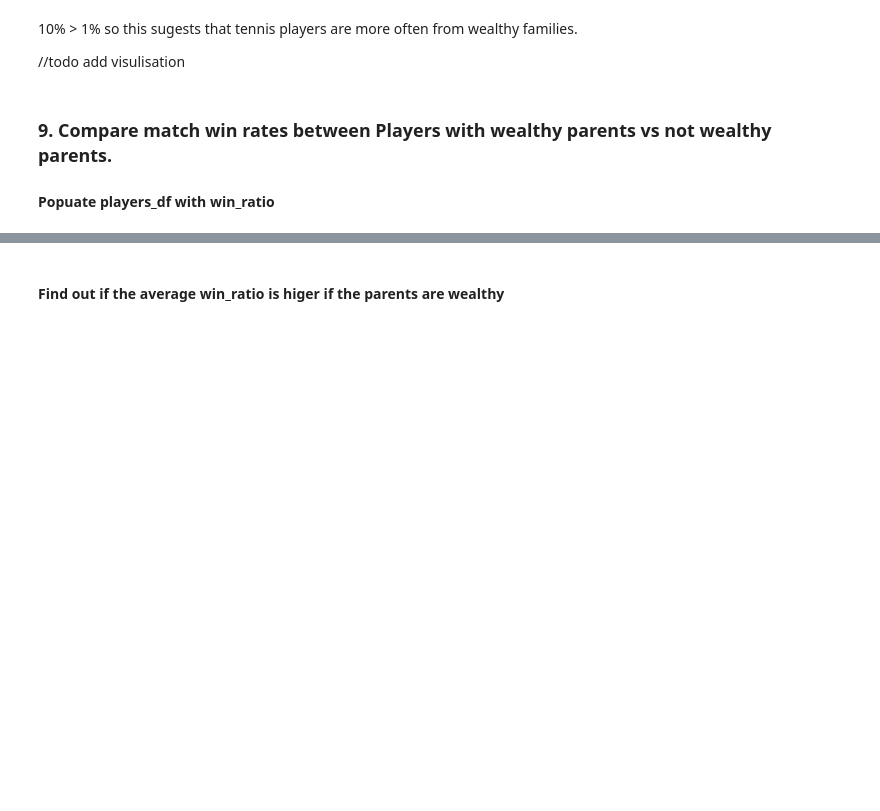
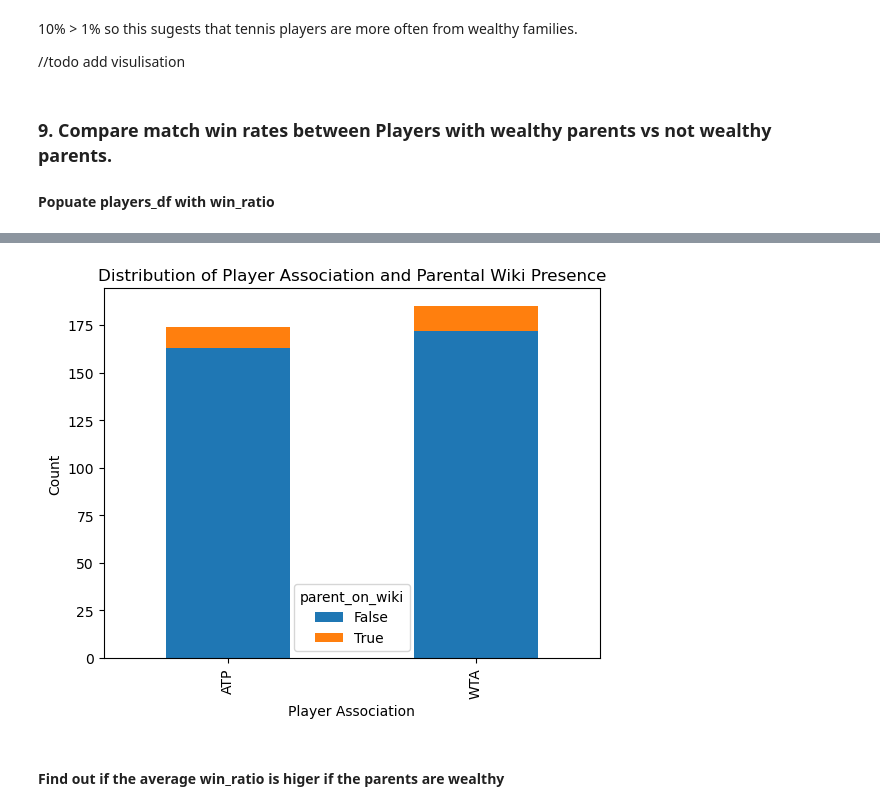
Before and after one commit to mmmcustard/analytics158739, a Jupyter notebook: 158739Assignment4.ipynb, the cells around one changed output, grey strips where cells are left out. Cells and saved outputs as stored; diff of their text form; code cells hidden in the pictures; blank space fills up the shorter version.

```diff
--- a/158739Assignment4.ipynb
+++ b/158739Assignment4.ipynb
@@ -567,3 +605,19 @@ for index, row in top_players.iterrows():
+# %%
+# Group the data by player association and parental wiki presence and calculate the counts
+grouped_data = players.groupby(['Association', 'parent_on_wiki']).size().unstack()
+
+# Create the stacked bar plot
+grouped_data.plot(kind='bar', stacked=True)
+
+# Add labels and title
+plt.xlabel('Player Association')
+plt.ylabel('Count')
+plt.title('Distribution of Player Association and Parental Wiki Presence')
+
+# Show the plot
+plt.show()
+# %% [output]
+[figure, added]
 # %% [markdown]
 #### Find out if the average win_ratio is higer if the parents are wealthy
 # %%
```
Also changed, not shown: parts of 15 cells of this notebook.
